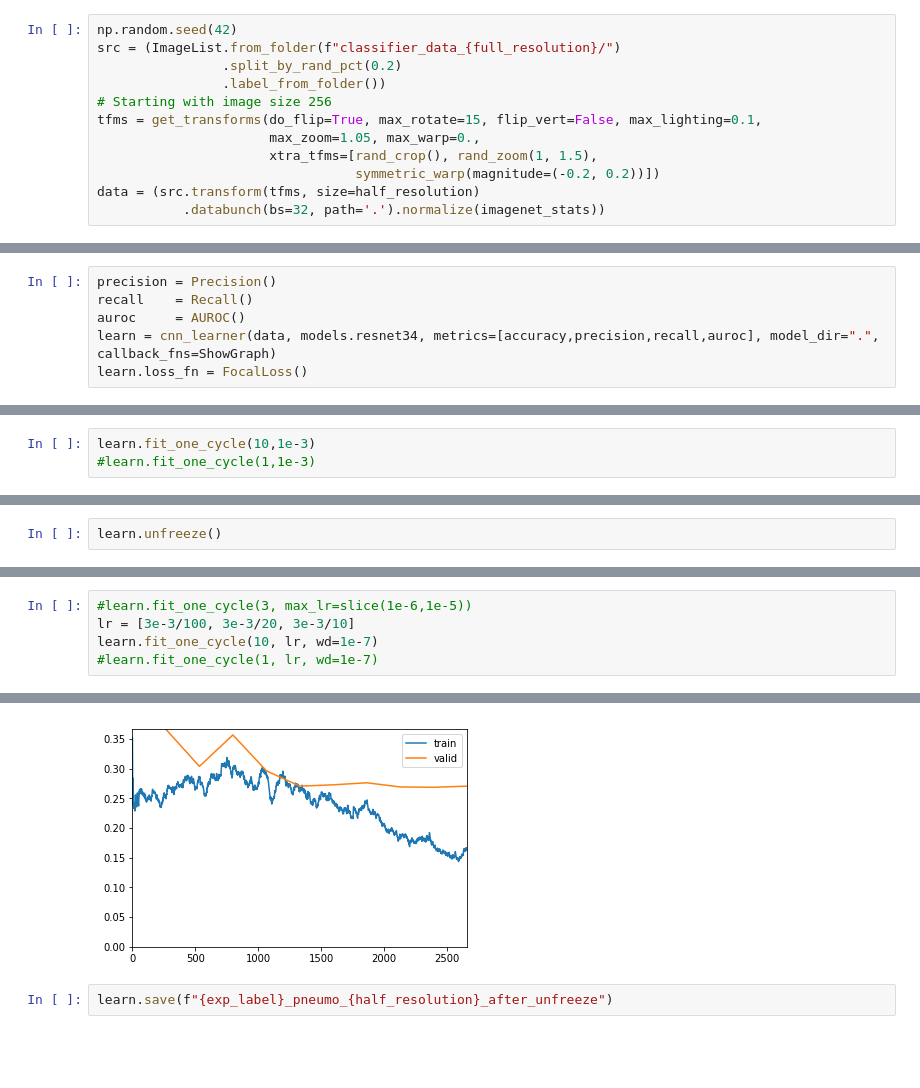
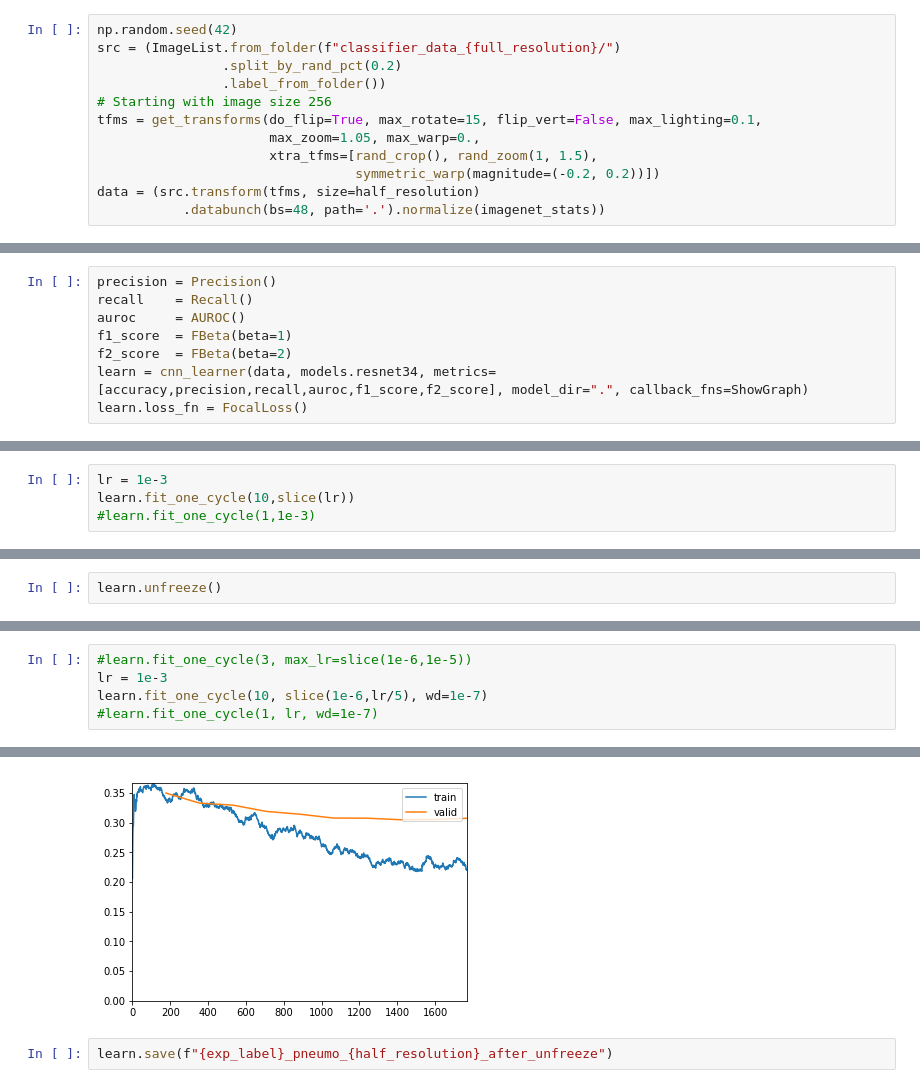
Before and after one commit to mpsampat/SIIM-ACR-2019, a Jupyter notebook: classification/exp2_fastai_prog_resize_resnet34_focal_loss_512_768.ipynb, the cells around one changed output, grey strips where cells are left out. Saved outputs shown, nothing was run; the diff lists cells and outputs as text; blank space fills up the shorter version.

```diff
--- a/classification/exp2_fastai_prog_resize_resnet34_focal_loss_512_768.ipynb
+++ b/classification/exp2_fastai_prog_resize_resnet34_focal_loss_512_768.ipynb
@@ -29,7 +30,7 @@ tfms = get_transforms(do_flip=True, max_rotate=15, flip_vert=False, max_lighting
                       xtra_tfms=[rand_crop(), rand_zoom(1, 1.5),
                                  symmetric_warp(magnitude=(-0.2, 0.2))])
 data = (src.transform(tfms, size=half_resolution)
-           .databunch(bs=32, path='.').normalize(imagenet_stats))
+           .databunch(bs=48, path='.').normalize(imagenet_stats))
 # %%
 from torch import nn
 import torch.nn.functional as F
@@ -49,7 +50,9 @@ class FocalLoss(nn.Module):
 precision = Precision()
 recall    = Recall()
 auroc     = AUROC()
-learn = cnn_learner(data, models.resnet34, metrics=[accuracy,precision,recall,auroc], model_dir=".", callback_fns=ShowGraph)
+f1_score  = FBeta(beta=1)
+f2_score  = FBeta(beta=2)
+learn = cnn_learner(data, models.resnet34, metrics=[accuracy,precision,recall,auroc,f1_score,f2_score], model_dir=".", callback_fns=ShowGraph)
 learn.loss_fn = FocalLoss()
 # %%
 learn.lr_find()
@@ -63,4 +66,5 @@ Min loss divided by 10: 1.00E-02
 # %%
-learn.fit_one_cycle(10,1e-3)
+lr = 1e-3
+learn.fit_one_cycle(10,slice(lr))
 #learn.fit_one_cycle(1,1e-3)
 # %% [output]
@@ -94,6 +98,6 @@ Min loss divided by 10: 1.91E-07
 # %%
 #learn.fit_one_cycle(3, max_lr=slice(1e-6,1e-5))
-lr = [3e-3/100, 3e-3/20, 3e-3/10]
-learn.fit_one_cycle(10, lr, wd=1e-7)
+lr = 1e-3
+learn.fit_one_cycle(10, slice(1e-6,lr/5), wd=1e-7)
 #learn.fit_one_cycle(1, lr, wd=1e-7)
 # %% [output]
@@ -111,4 +115,4 @@ learn.fit_one_cycle(10, lr, wd=1e-7)
-[figure, old version]
+[figure, new version]
 # %%
 learn.save(f"{exp_label}_pneumo_{half_resolution}_after_unfreeze")
 # %%
```
Also changed, not shown: parts of 17 cells of this notebook.
